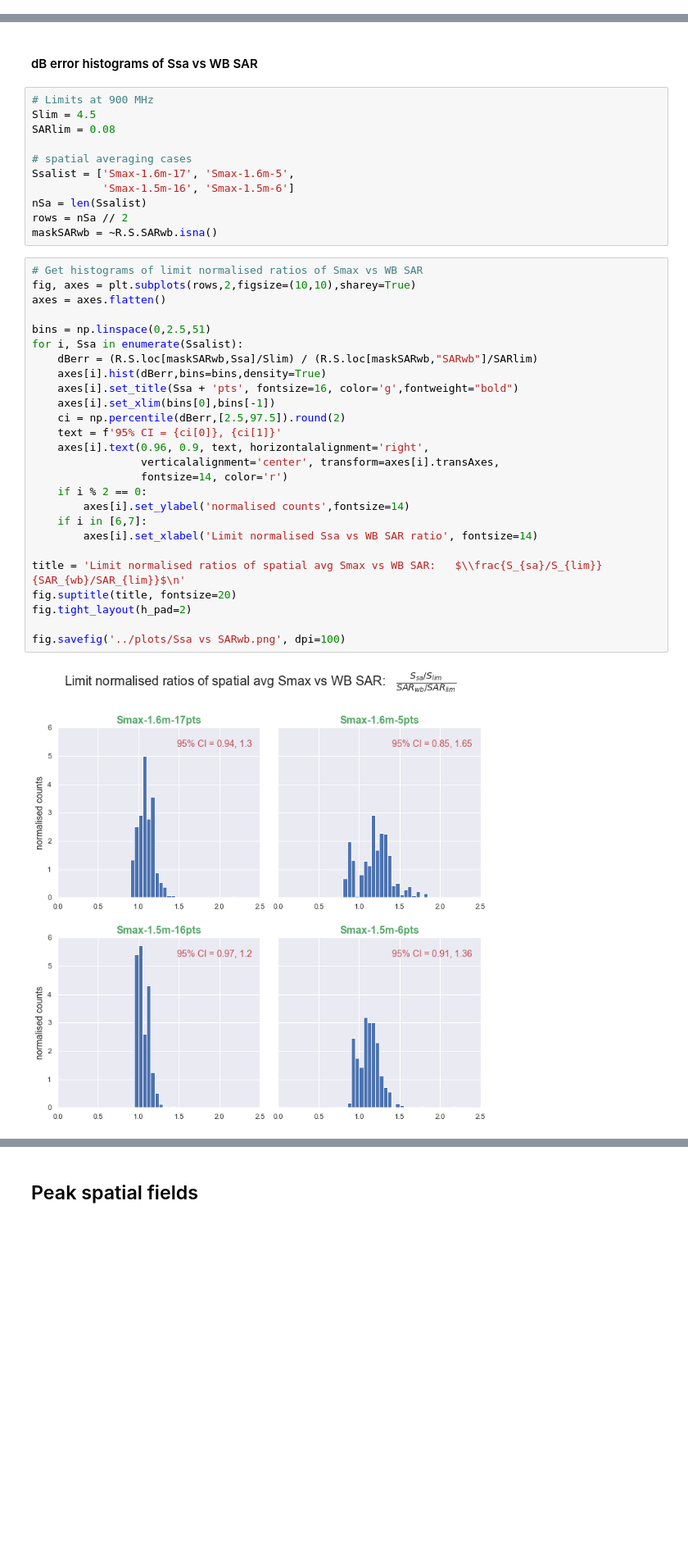
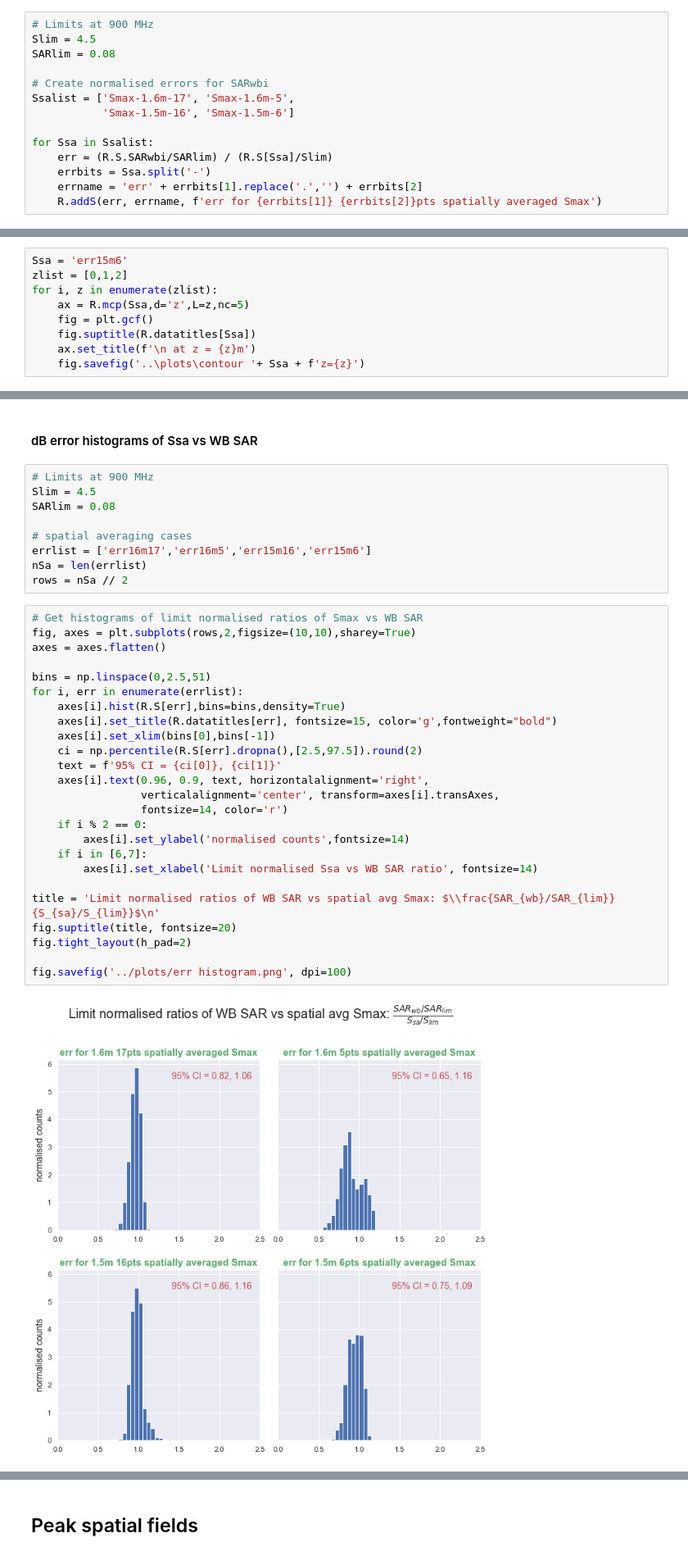
Before and after one commit to dreme/spatial-averaging-wg, a Jupyter notebook: notebooks/SpatAvg_MBSpanel.ipynb, the cells around one changed output, grey strips where cells are left out. Shown at 82% size. Drawn from its saved outputs; the diff is of its cells as text; blank space fills up the shorter version.

```diff
--- a/notebooks/SpatAvg_MBSpanel.ipynb
+++ b/notebooks/SpatAvg_MBSpanel.ipynb
@@ -712,2 +739,16 @@ power = 200, plotpower = 180, setting = public, limit = 4.5, contour level = 5.0
+# %%
+# Limits at 900 MHz
+Slim = 4.5
+SARlim = 0.08
+
+# Create normalised errors for SARwbi
+Ssalist = ['Smax-1.6m-17', 'Smax-1.6m-5',
+           'Smax-1.5m-16', 'Smax-1.5m-6']
+
+for Ssa in Ssalist:
+    err = (R.S.SARwbi/SARlim) / (R.S[Ssa]/Slim)
+    errbits = Ssa.split('-')
+    errname = 'err' + errbits[1].replace('.','') + errbits[2]
+    R.addS(err, errname, f'err for {errbits[1]} {errbits[2]}pts spatially averaged Smax')
 # %% [markdown]
 ## Compare SAR and spatial average S compliance zones
@@ -809,0 +857,9 @@ power = 80, plotpower = 80, setting = public, limit = 0.08 W/kg, contour level =
+# %%
+Ssa = 'err15m6'
+zlist = [0,1,2]
+for i, z in enumerate(zlist):
+    ax = R.mcp(Ssa,d='z',L=z,nc=5)
+    fig = plt.gcf()
+    fig.suptitle(R.datatitles[Ssa])
+    ax.set_title(f'\n at z = {z}m')
+    fig.savefig('..\plots\contour '+ Ssa + f'z={z}')
@@ -815,36 +875,33 @@ Slim = 4.5
 SARlim = 0.08
 
 # spatial averaging cases
-Ssalist = ['Smax-1.6m-17', 'Smax-1.6m-5',
-           'Smax-1.5m-16', 'Smax-1.5m-6']
-nSa = len(Ssalist)
+errlist = ['err16m17','err16m5','err15m16','err15m6']
+nSa = len(errlist)
 rows = nSa // 2
-maskSARwb = ~R.S.SARwb.isna()
 # %%
 # Get histograms of limit normalised ratios of Smax vs WB SAR
 fig, axes = plt.subplots(rows,2,figsize=(10,10),sharey=True)
 axes = axes.flatten()
 
 bins = np.linspace(0,2.5,51)
-for i, Ssa in enumerate(Ssalist):
-    dBerr = (R.S.loc[maskSARwb,Ssa]/Slim) / (R.S.loc[maskSARwb,"SARwb"]/SARlim)
-    axes[i].hist(dBerr,bins=bins,density=True)
-    axes[i].set_title(Ssa + 'pts', fontsize=16, color='g',fontweight="bold")
+for i, err in enumerate(errlist):
+    axes[i].hist(R.S[err],bins=bins,density=True)
+    axes[i].set_title(R.datatitles[err], fontsize=15, color='g',fontweight="bold")
     axes[i].set_xlim(bins[0],bins[-1])
-    ci = np.percentile(dBerr,[2.5,97.5]).round(2)
+    ci = np.percentile(R.S[err].dropna(),[2.5,97.5]).round(2)
     text = f'95% CI = {ci[0]}, {ci[1]}'
     axes[i].text(0.96, 0.9, text, horizontalalignment='right',
                  verticalalignment='center', transform=axes[i].transAxes,
                  fontsize=14, color='r')
     if i % 2 == 0:
         axes[i].set_ylabel('normalised counts',fontsize=14)
     if i in [6,7]:
         axes[i].set_xlabel('Limit normalised Ssa vs WB SAR ratio', fontsize=14)
 
-title = 'Limit normalised ratios of spatial avg Smax vs WB SAR:   $\\frac{S_{sa}/S_{lim}}{SAR_{wb}/SAR_{lim}}$\n'
+title = 'Limit normalised ratios of WB SAR vs spatial avg Smax: $\\frac{SAR_{wb}/SAR_{lim}}{S_{sa}/S_{lim}}$\n'
 fig.suptitle(title, fontsize=20)
 fig.tight_layout(h_pad=2)
 
-fig.savefig('../plots/Ssa vs SARwb.png', dpi=100)
+fig.savefig('../plots/err histogram.png', dpi=100)
 # %% [output]
-[figure, old version]
+[figure, new version]
```
Also changed, not shown: parts of 19 cells of this notebook, 14 other files.
